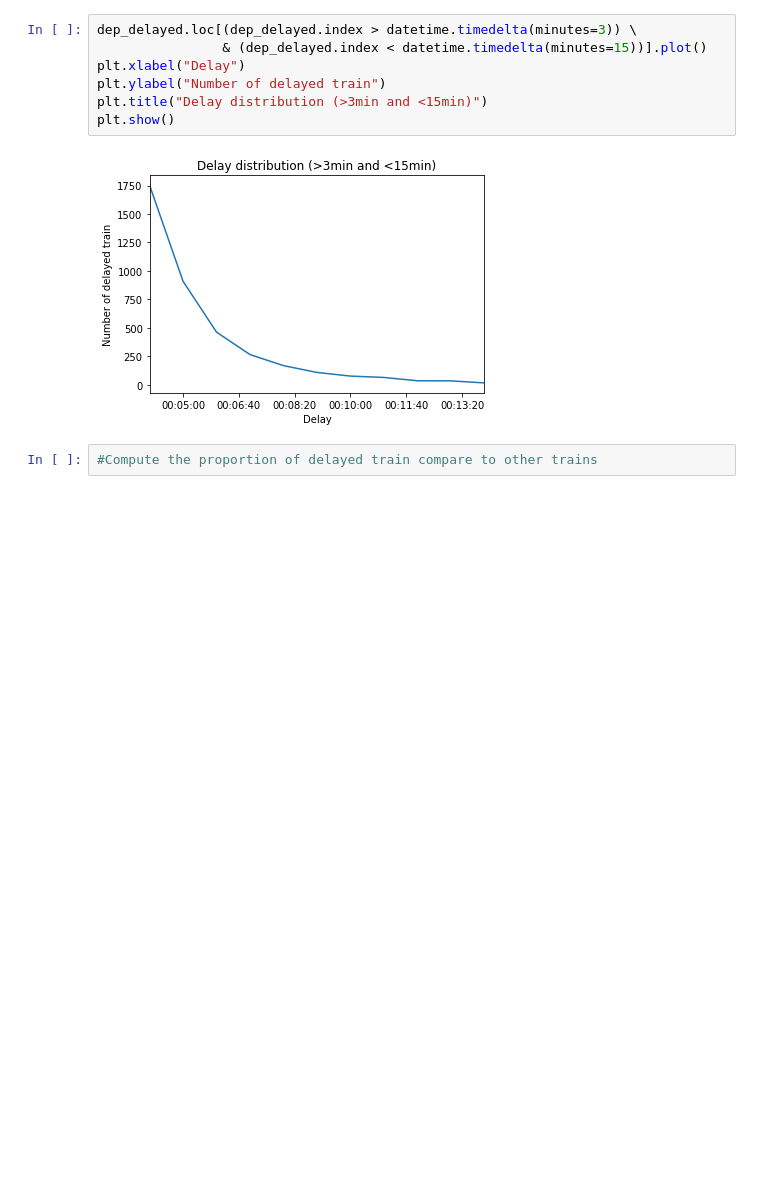
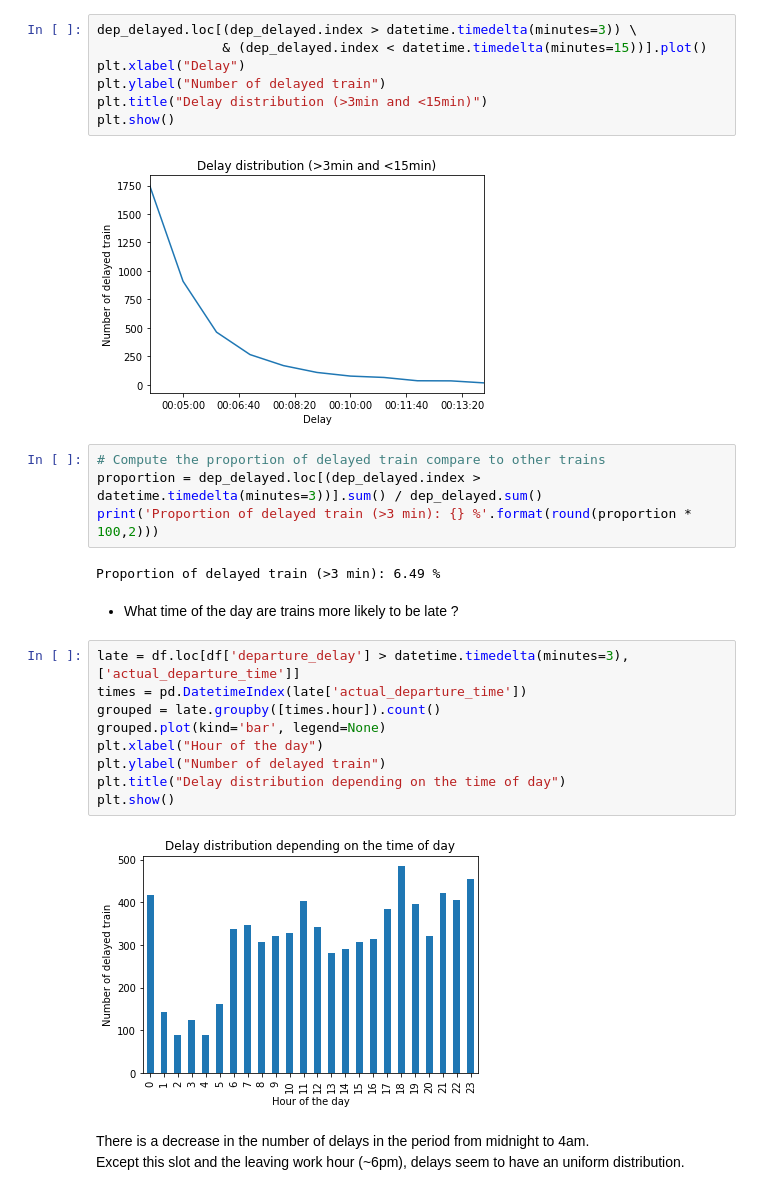
Before and after one commit to dimitriLallement/ADA-Project-2019, a Jupyter notebook: Project1.ipynb, the cells around one changed output. Drawn from its saved outputs; the diff is of its cells as text; blank space fills up the shorter version.

Commit message:
[Add] - Delays proportion and distribution

```diff
--- a/Project1.ipynb
+++ b/Project1.ipynb
@@ -264,4 +262,24 @@ plt.show()
 # %% [output]
 [figure]
 # %%
-#Compute the proportion of delayed train compare to other trains
+# Compute the proportion of delayed train compare to other trains
+proportion = dep_delayed.loc[(dep_delayed.index > datetime.timedelta(minutes=3))].sum() / dep_delayed.sum()
+print('Proportion of delayed train (>3 min): {} %'.format(round(proportion * 100,2)))
+# %% [output]
+Proportion of delayed train (>3 min): 6.49 %
+# %% [markdown]
+* What time of the day are trains more likely to be late ?
+# %%
+late = df.loc[df['departure_delay'] > datetime.timedelta(minutes=3), ['actual_departure_time']]
+times = pd.DatetimeIndex(late['actual_departure_time'])
+grouped = late.groupby([times.hour]).count()
+grouped.plot(kind='bar', legend=None)
+plt.xlabel("Hour of the day")
+plt.ylabel("Number of delayed train")
+plt.title("Delay distribution depending on the time of day")
+plt.show()
+# %% [output]
+[figure, added]
+# %% [markdown]
+There is a decrease in the number of delays in the period from midnight to 4am.
+Except this slot and the leaving work hour (~6pm), delays seem to have an uniform distribution.
```
Also changed, not shown: parts of 4 cells of this notebook.
